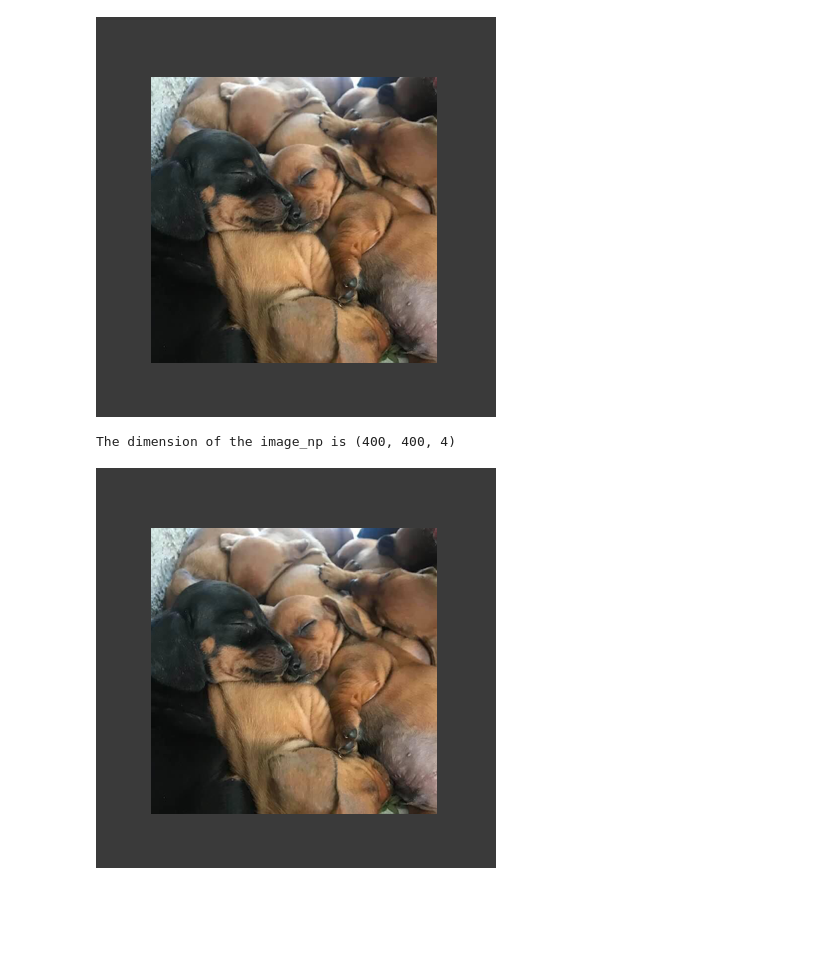
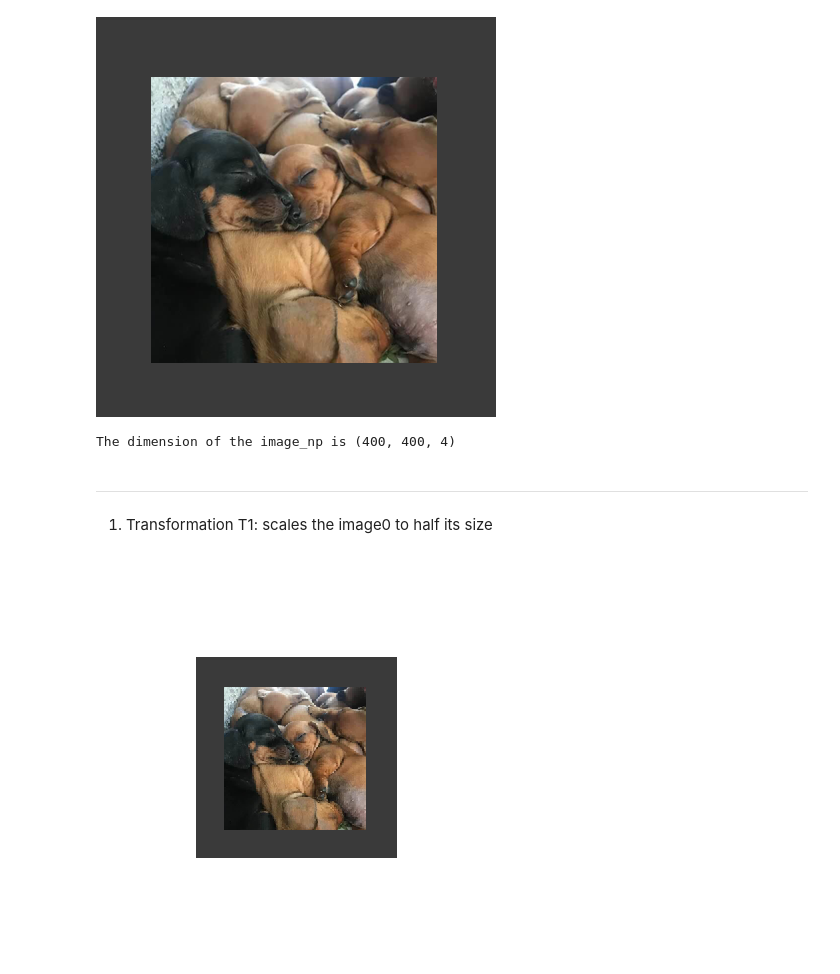
Before and after one commit to dhoangquan1/LinearAlgebraProject, a Jupyter notebook: src/image_transform_pil.ipynb, the cells around one changed output. Saved outputs shown, nothing was run; the diff lists cells and outputs as text; code cells hidden in the pictures; blank space fills up the shorter version.

```diff
--- a/src/image_transform_pil.ipynb
+++ b/src/image_transform_pil.ipynb
@@ -14,8 +17,8 @@ image0.png  sample_data/
 # Define the image file path
 image_path = "image0.png"
 # Load the image
-image = Image.open(image_path)
-image
+image0 = Image.open(image_path)
+image0
 # %% [output]
 [figure]
 # %%
@@ -55,18 +58,23 @@ def image_tranform(image_np, linear_transform):
   return transformed_image
 # %%
 # Convert the image as a numpy array
-image_np = np.array(image)
-print(f'The dimension of the image_np is {image_np.shape}')
-# Define the transformatin matrix
-mat = np.array([
-    [1, 0],
-    [0, 1]
-])
-# apply transform
-new_image_np = image_tranform(image_np, mat)
-# convert a numpy array to image
-new_image = Image.fromarray(new_image_np)
-new_image
+image0_np = np.array(image0)
+print(f'The dimension of the image_np is {image0_np.shape}')
 # %% [output]
 The dimension of the image_np is (400, 400, 4)
-[figure, removed]
+# %% [markdown]
+---
+1. Transformation T1: scales the image0 to half its size
+# %%
+# Define the standard matrix
+mat1 = np.array([
+    [.5, 0],
+    [0, .5]
+])
+# apply transform
+image1_np = image_tranform(image0_np, mat1)
+# convert a numpy array to image
+image1 = Image.fromarray(image1_np)
+image1
+# %% [output]
+[figure, added]
```
Also changed, not shown: parts of 11 cells of this notebook.
